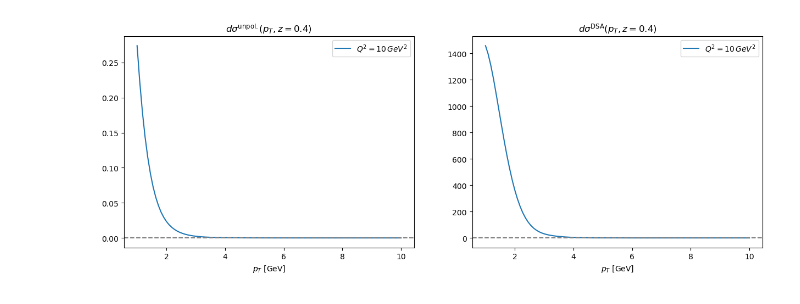
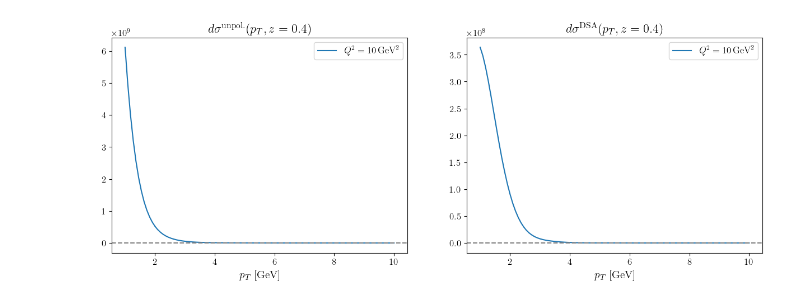
Before and after one commit to brandonmanley/dijet_DSA, a Jupyter notebook: bmanley/dsa_analysis.ipynb, the cells around one changed output. Saved outputs shown, nothing was run; the diff lists cells and outputs as text; code cells hidden in the pictures.

```diff
--- a/bmanley/dsa_analysis.ipynb
+++ b/bmanley/dsa_analysis.ipynb
@@ -9,0 +8,11 @@ dj = dutils.DijetXsec()
+# %%
+# setup plotting
+plt.rcParams["font.family"] = "Times New Roman"
+plt.rcParams["font.size"] = 12
+plt.rcParams["legend.fontsize"] = 12
+plt.rcParams["axes.labelsize"] = 14
+plt.rcParams["xtick.labelsize"] = 12
+plt.rcParams["ytick.labelsize"] = 12
+plt.rcParams["axes.titlesize"] = 16
+plt.rcParams["text.usetex"] = True
+plt.rcParams["text.latex.preamble"] = r"\usepackage{amsmath}"
@@ -10,28 +22,30 @@ dj = dutils.DijetXsec()
 # %%
+# get pT spectrum for test kinematics
 pT_values = np.linspace(1,10,100)
 
-vars = {'Q':np.sqrt(10), 'z': 0.4, 'x': 0.01, 's': 100**2, 'y':20/((100**2)*0.01), 'delta':0.2, 'phi_Dp':0.0, 'phi_kp':0.0}
+test_kins = {'Q':np.sqrt(10), 'z': 0.4, 'x': 0.01, 's': 100**2, 'delta':0.2, 'phi_Dp':0.0, 'phi_kp':0.0}
+test_kins['y'] = (test_kins['Q']**2)/(test_kins['s']*test_kins['x'])
 
-test_dsa = np.array([dj.get_xsec({'pT': ipT} | vars, 'DSA') for ipT in pT_values])
-test_unpolar = np.array([dj.get_xsec({'pT': ipT} | vars, 'unpolarized') for ipT in pT_values])
+test_dsa = np.array([dj.get_xsec({'pT': ipT} | test_kins, 'DSA') for ipT in pT_values])
+test_total = np.array([dj.get_xsec({'pT': ipT} | test_kins, 'unpolarized') for ipT in pT_values])
 # %%
 # plot pT spectrum
 fig, axes = plt.subplots(1, 2, figsize=(15, 5))
 
-axes[0].plot(pT_values, test_unpolar, label = fr'$Q^2={round(vars['Q']**2)}\,GeV^2$')
+axes[0].plot(pT_values, test_total, label = fr'$Q^2={round(test_kins['Q']**2)}\,\mathrm{{GeV}}^2$')
 axes[0].axhline(y=0, color='grey', linestyle='--')
 axes[0].set_xlabel(r'$p_{T}$ [GeV]')
-axes[0].set_title(fr'$d\sigma^{{\mathrm{{unpol.}}}}(p_T, z={vars['z']})$')
+axes[0].set_title(fr'$d\sigma^{{\mathrm{{unpol.}}}}(p_T, z={test_kins['z']})$')
 axes[0].legend()
 # axes[0].semilogy()
 
-axes[1].plot(pT_values, test_dsa, label = fr'$Q^2={round(vars['Q']**2)}\,GeV^2$')
+axes[1].plot(pT_values, test_dsa, label = fr'$Q^2={round(test_kins['Q']**2)}\,\mathrm{{GeV}}^2$')
 axes[1].axhline(y=0, color='grey', linestyle='--')
 axes[1].set_xlabel(r'$p_{T}$ [GeV]')
-axes[1].set_title(fr'$d\sigma^{{\mathrm{{DSA}}}}(p_T, z={vars['z']})$')
+axes[1].set_title(fr'$d\sigma^{{\mathrm{{DSA}}}}(p_T, z={test_kins['z']})$')
 axes[1].legend()
 # axes[1].semilogy()
 
 plt.show()
 # %% [output]
-[figure, old version]
+[figure, new version]
```
Also changed, not shown: parts of 11 cells of this notebook, 5 other files.
